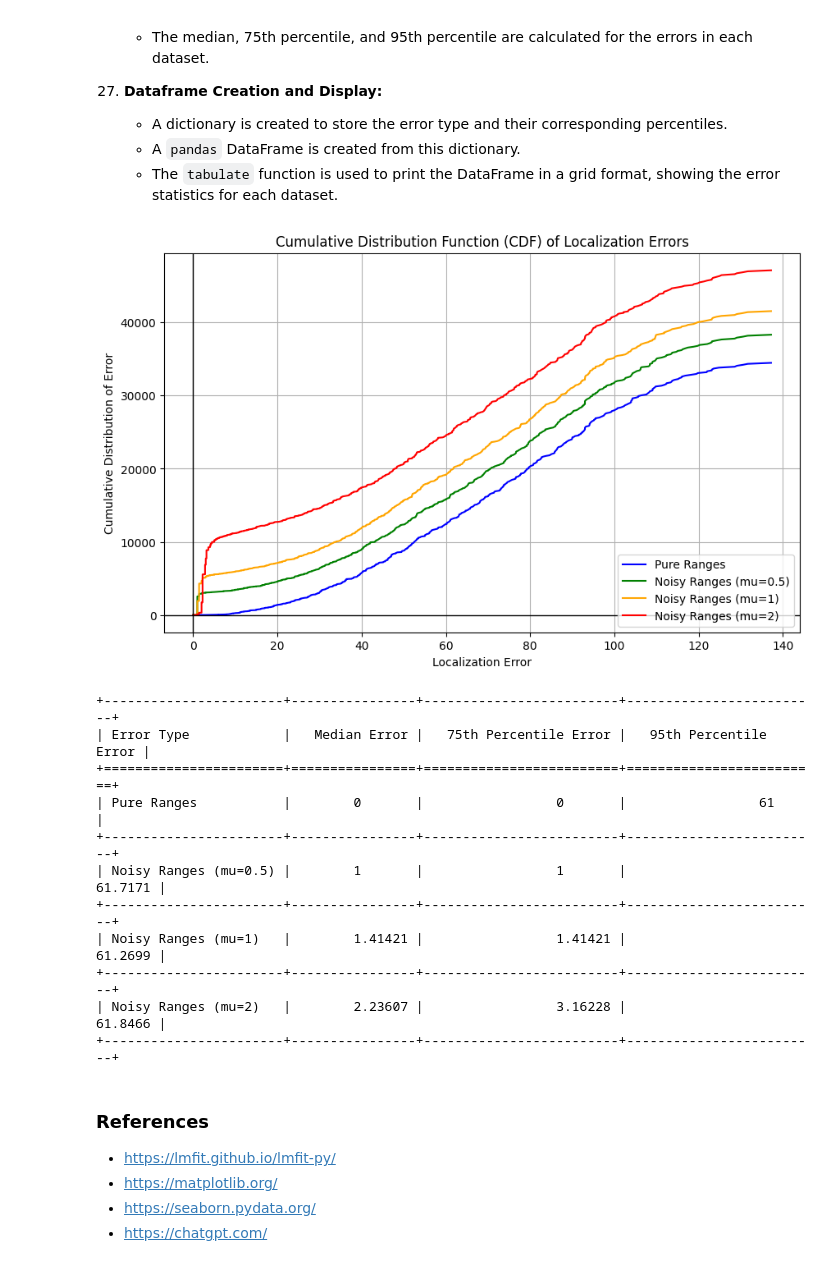
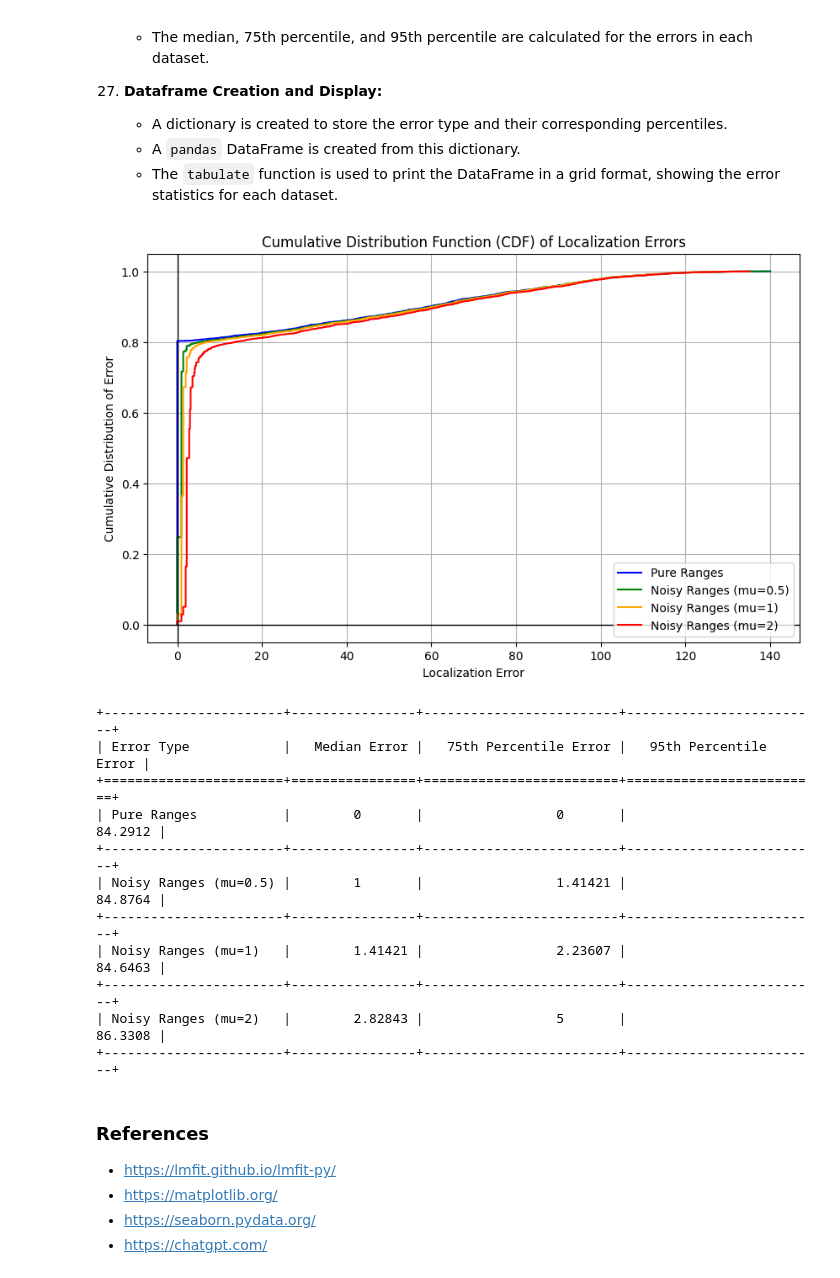
Before and after one commit to dipendughosh/programs, a Jupyter notebook: mtech_2023/sem-3/ssiot/ass-2/CS6650WEB_HW2_CS23M509/Part-B/PartB_Localization.ipynb, the cells around one changed output. Saved outputs shown, nothing was run; the diff lists cells and outputs as text; code cells hidden in the pictures.

```diff
--- a/mtech_2023/sem-3/ssiot/ass-2/CS6650WEB_HW2_CS23M509/Part-B/PartB_Localization.ipynb
+++ b/mtech_2023/sem-3/ssiot/ass-2/CS6650WEB_HW2_CS23M509/Part-B/PartB_Localization.ipynb
@@ -904,6 +917,7 @@ plt.figure(figsize=(10, 6))
 # Iterating through the error distributions, their labels, and their colors
 for i, (errors, label, color) in enumerate(zip(errors_list, labels, colors)):
     # Sorting the error list in ascending order to calculate the CDF
+    ecdf = ECDF(errors)
     sorted_errors = np.sort(errors)
     # Cumulative sum of sorted errors to get the cumulative distribution
     cumulative_distribution = np.cumsum(sorted_errors)
@@ -914,7 +928,7 @@ for i, (errors, label, color) in enumerate(zip(errors_list, labels, colors)):
     # Append the variance of the CDF to the list of variances
     cdf_variances.append(cdf_variance)
     # Plot the CDF for the current error distribution
-    plt.plot(sorted_errors, cumulative_distribution, label=f'{label}', color=color)
+    plt.plot(ecdf.x, ecdf.y, label=f'{label}', color=color)
 
 # Labeling the x-axis as 'Localization Error'
 plt.xlabel('Localization Error')
@@ -938,44 +952,44 @@ plt.grid()
 # Displaying the plot
 plt.show()
 
 # Calculating the median, 75th percentile, and 95th percentile of errors for the pure ranges dataset
 pure_median, pure_p75, pure_p95 = calculate_percentiles(pure_errors_flat)
 # Calculating the median, 75th percentile, and 95th percentile of errors for the noisy ranges dataset with 0.5 noise level
 noisy_05_median, noisy_05_p75, noisy_05_p95 = calculate_percentiles(noisy_05_errors_flat)
 # Calculating the median, 75th percentile, and 95th percentile of errors for the noisy ranges dataset with 1.0 noise level
 noisy_1_median, noisy_1_p75, noisy_1_p95 = calculate_percentiles(noisy_1_errors_flat)
 # Calculating the median, 75th percentile, and 95th percentile of errors for the noisy ranges dataset with 2.0 noise level
 noisy_2_median, noisy_2_p75, noisy_2_p95 = calculate_percentiles(noisy_2_errors_flat)
 
 # Creating a dictionary to store the error type and their corresponding percentiles
 data = {
     'Error Type': ['Pure Ranges', 'Noisy Ranges (mu=0.5)', 'Noisy Ranges (mu=1)', 'Noisy Ranges (mu=2)'],
     # Error types for each dataset
     'Median Error': [pure_median, noisy_05_median, noisy_1_median, noisy_2_median],
     # Median localization errors for each dataset
     '75th Percentile Error': [pure_p75, noisy_05_p75, noisy_1_p75, noisy_2_p75],
     # 75th percentile localization errors for each dataset
     '95th Percentile Error': [pure_p95, noisy_05_p95, noisy_1_p95, noisy_2_p95]
     # 95th percentile localization errors for each dataset
 }
 
 # Creating a DataFrame from the dictionary to represent the data in a tabular format
 error_df = pd.DataFrame(data)
 
 # Printing the DataFrame in a grid format using the `tabulate` library
 print(tabulate(error_df, headers="keys", tablefmt="grid", showindex=False))
 # %% [output]
-[figure, old version]
+[figure, new version]
 +-----------------------+----------------+-------------------------+-------------------------+
 | Error Type            |   Median Error |   75th Percentile Error |   95th Percentile Error |
 +=======================+================+=========================+=========================+
-| Pure Ranges           |        0       |                 0       |                 61      |
+| Pure Ranges           |        0       |                 0       |                 84.2912 |
 +-----------------------+----------------+-------------------------+-------------------------+
-| Noisy Ranges (mu=0.5) |        1       |                 1       |                 61.7171 |
+| Noisy Ranges (mu=0.5) |        1       |                 1.41421 |                 84.8764 |
 +-----------------------+----------------+-------------------------+-------------------------+
-| Noisy Ranges (mu=1)   |        1.41421 |                 1.41421 |                 61.2699 |
+| Noisy Ranges (mu=1)   |        1.41421 |                 2.23607 |                 84.6463 |
 +-----------------------+----------------+-------------------------+-------------------------+
-| Noisy Ranges (mu=2)   |        2.23607 |                 3.16228 |                 61.8466 |
+| Noisy Ranges (mu=2)   |        2.82843 |                 5       |                 86.3308 |
 +-----------------------+----------------+-------------------------+-------------------------+
 # %% [markdown]
 ### References
```
Also changed, not shown: parts of 4 cells of this notebook, 10 other files.
